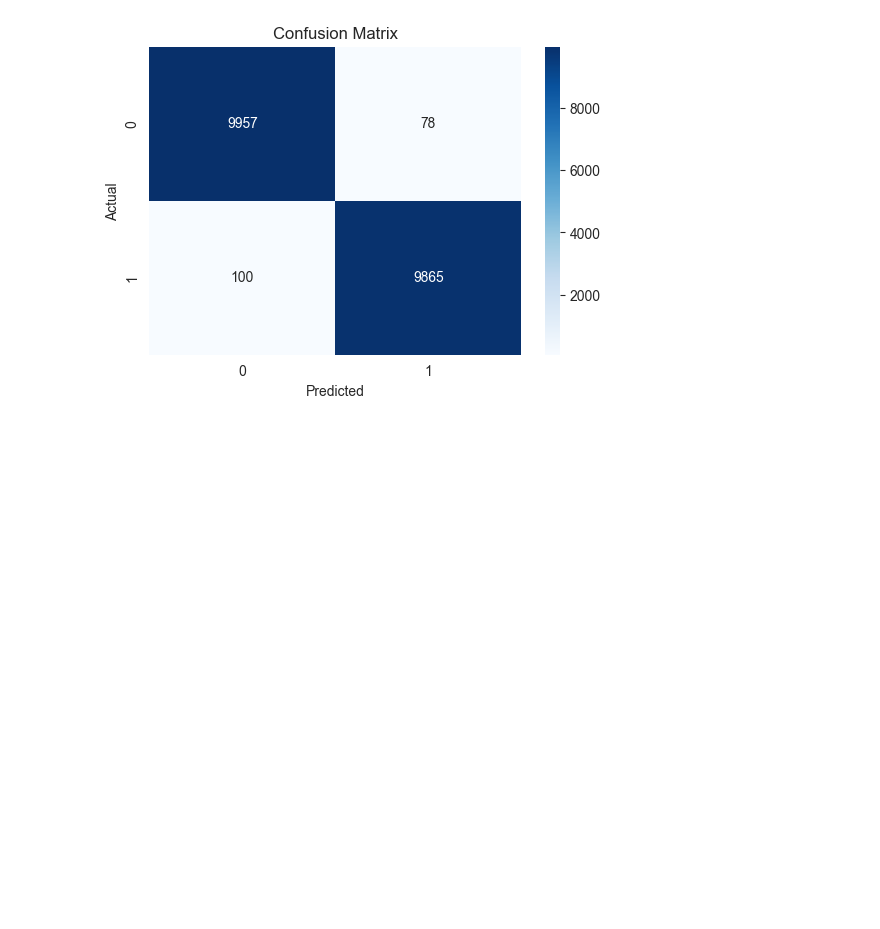
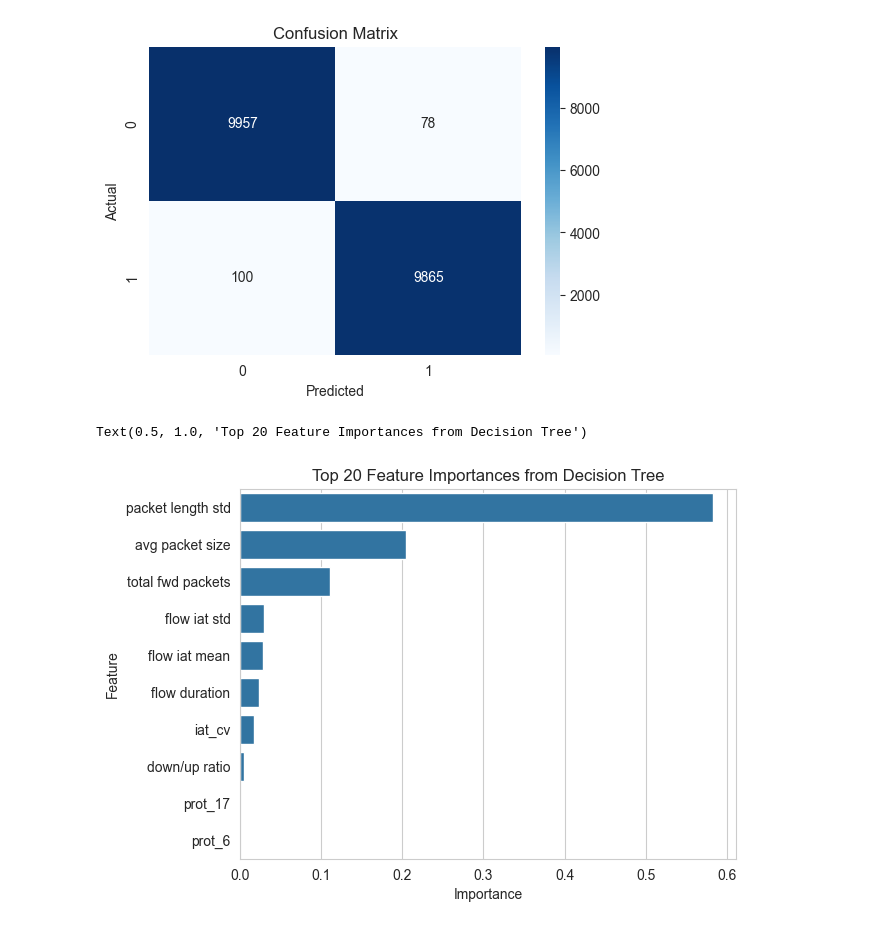
Before and after one commit to Rajat083/Behavioral-Rate-Limiter-model-dev, a Jupyter notebook: Notebooks/ML_Modelling.ipynb, the cells around one changed output. Cells and saved outputs as stored; diff of their text form; code cells hidden in the pictures; blank space fills up the shorter version.

Commit message:
Added new Decision Tree Model with new final features.

```diff
--- a/Notebooks/ML_Modelling.ipynb
+++ b/Notebooks/ML_Modelling.ipynb
@@ -155,3 +155,17 @@ weighted avg       0.99      0.99      0.99     20000
 create_confusion_matrix(best_dt_model, X_test, y_test)
 # %% [output]
 [figure]
+# %%
+feature_importances = best_dt_model.feature_importances_
+feature_names = X_train.columns
+# %%
+fimp_df = pd.DataFrame({
+    "Feature": feature_names,
+    "Importance": feature_importances
+}, ).sort_values(by="Importance", ascending=False)
+# %%
+sns.barplot(x="Importance", y="Feature", data=fimp_df.head(20))
+plt.title("Top 20 Feature Importances from Decision Tree")
+# %% [output]
+Text(0.5, 1.0, 'Top 20 Feature Importances from Decision Tree')
+[figure, added]
```
Also changed, not shown: parts of 8 cells of this notebook, 1 other file.
